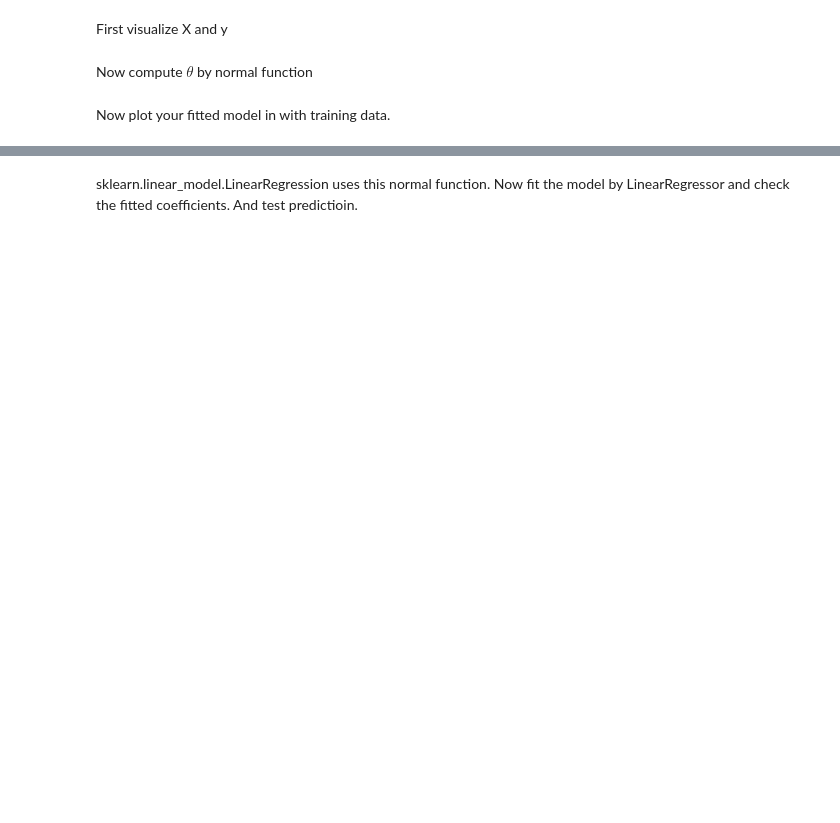
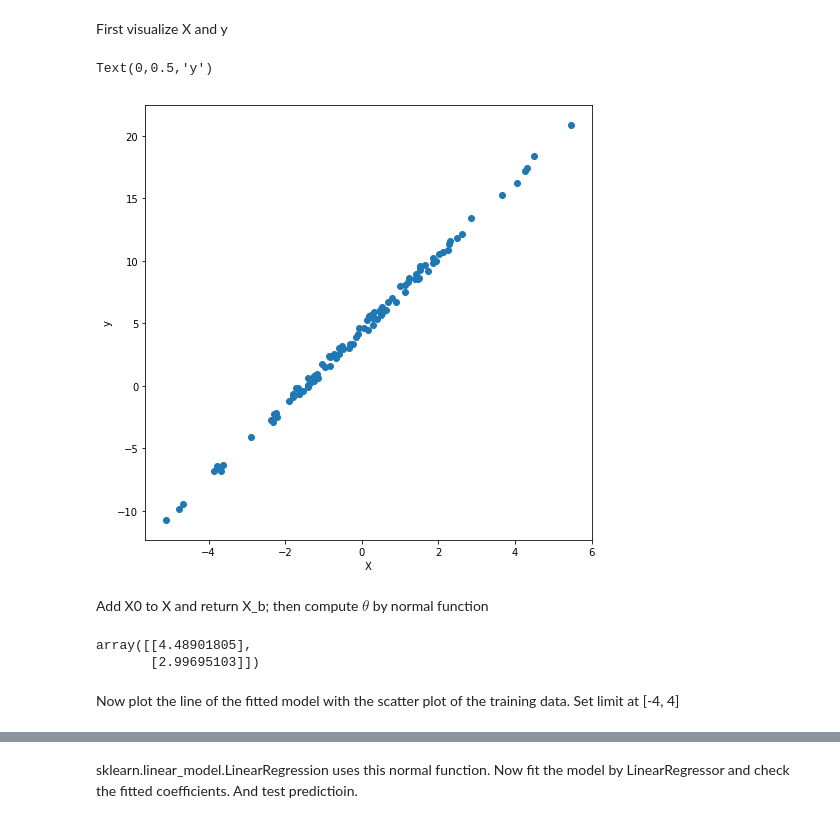
Before and after one commit to VandyChris/HandsOnMachineLearning, a Jupyter notebook: Chapter4.ipynb, the cells around one changed output, grey strips where cells are left out. Drawn from its saved outputs; the diff is of its cells as text; code cells hidden in the pictures; blank space fills up the shorter version.

```diff
--- a/Chapter4.ipynb
+++ b/Chapter4.ipynb
@@ -22,4 +19,12 @@ NameError: name 'np' is not defined
 # %% [markdown]
 First visualize X and y
+# %%
+plt.figure(figsize=(8, 8))
+plt.scatter(X, y)
+plt.xlabel('X')
+plt.ylabel('y')
+# %% [output]
+Text(0,0.5,'y')
+[figure, added]
 # %% [markdown]
-Now compute $\theta$ by normal function
+Add X0 to X and return X_b; then compute $\theta$ by normal function
@@ -26,2 +37,7 @@ Now compute $\theta$ by normal function
+# %%
+theta
+# %% [output]
+array([[4.48901805],
+       [2.99695103]])
 # %% [markdown]
-Now plot your fitted model in with training data.
+Now plot the line of the fitted model with the scatter plot of the training data. Set limit at [-4, 4]
```
Also changed, not shown: parts of 73 cells of this notebook.
